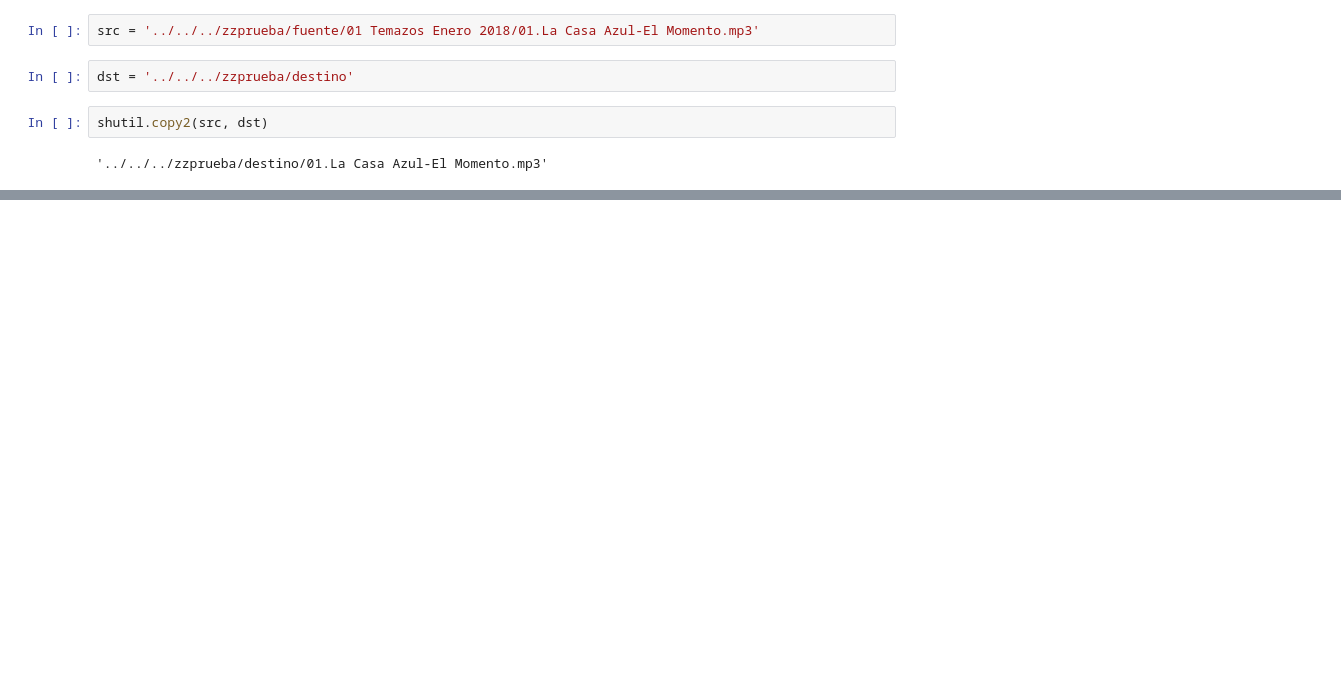
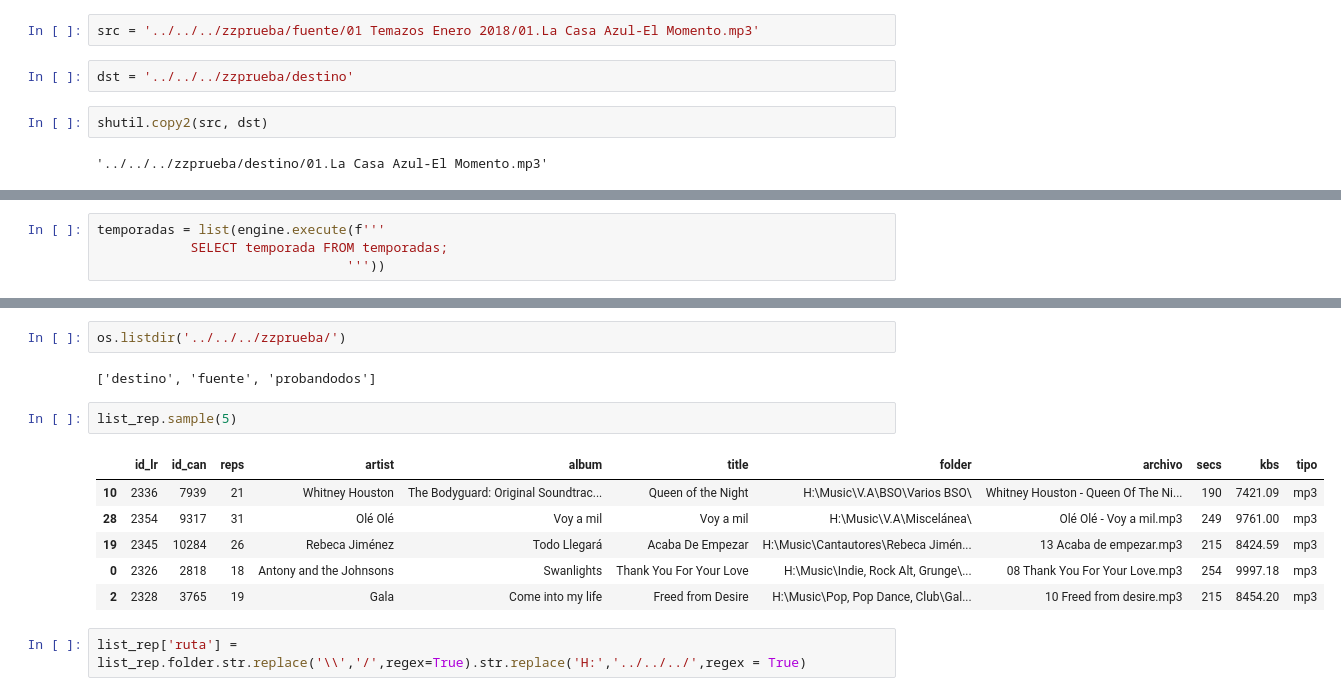
Before and after one commit to emarfer/musicable, a Jupyter notebook: notebooks_pruebas/23_moverarchivos.ipynb, the cells around one changed output, grey strips where cells are left out. Saved outputs shown, nothing was run; the diff lists cells and outputs as text; blank space fills up the shorter version.

```diff
--- a/notebooks_pruebas/23_moverarchivos.ipynb
+++ b/notebooks_pruebas/23_moverarchivos.ipynb
@@ -26,0 +40,4 @@ import alche
+# %%
+temporadas = list(engine.execute(f'''
+            SELECT temporada FROM temporadas;
+                                '''))
@@ -26,0 +142,15 @@ import alche
+# %%
+os.listdir('../../../zzprueba/')
+# %% [output]
+['destino', 'fuente', 'probandodos']
+# %%
+list_rep.sample(5)
+# %% [output]
+|  | id_lr | id_can | reps | artist | album | title | folder | archivo | secs | kbs | tipo |
+| 10 | 2336 | 7939 | 21 | Whitney Houston | The Bodyguard: Original Soundtrac... | Queen of the Night | H:\Music\V.A\BSO\Varios BSO\ | Whitney Houston - Queen Of The Ni... | 190 | 7421.09 | mp3 |
+| 28 | 2354 | 9317 | 31 | Olé Olé | Voy a mil | Voy a mil | H:\Music\V.A\Miscelánea\ | Olé Olé - Voy a mil.mp3 | 249 | 9761.00 | mp3 |
+| 19 | 2345 | 10284 | 26 | Rebeca Jiménez | Todo Llegará | Acaba De Empezar | H:\Music\Cantautores\Rebeca Jimén... | 13 Acaba de empezar.mp3 | 215 | 8424.59 | mp3 |
+| 0 | 2326 | 2818 | 18 | Antony and the Johnsons | Swanlights | Thank You For Your Love | H:\Music\Indie, Rock Alt, Grunge\... | 08 Thank You For Your Love.mp3 | 254 | 9997.18 | mp3 |
+| 2 | 2328 | 3765 | 19 | Gala | Come into my life | Freed from Desire | H:\Music\Pop, Pop Dance, Club\Gal... | 10 Freed from desire.mp3 | 215 | 8454.20 | mp3 |
+# %%
+list_rep['ruta'] = list_rep.folder.str.replace('\\','/',regex=True).str.replace('H:','../../../',regex = True)
```
Also changed, not shown: parts of 56 cells of this notebook, 2 other files.
